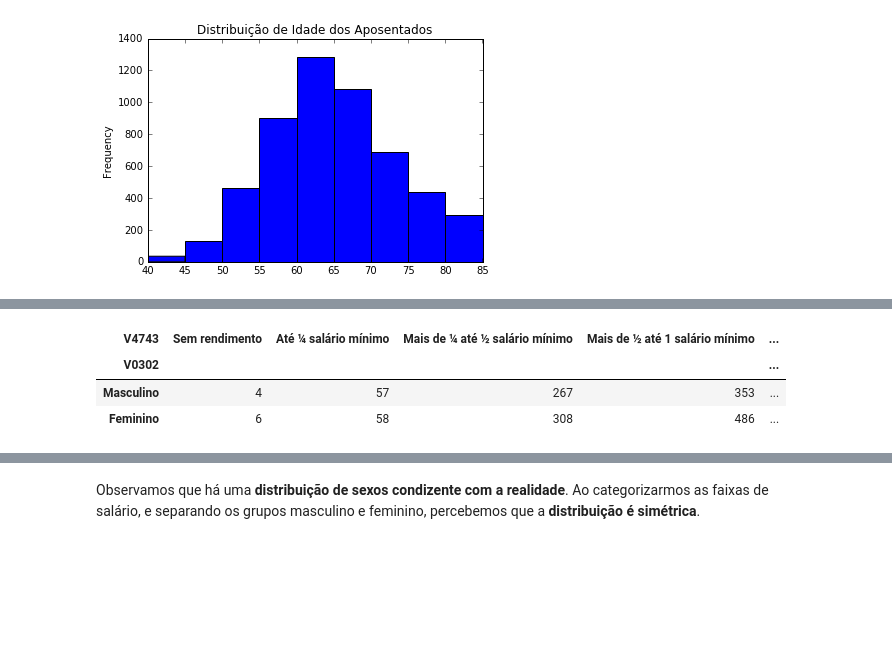
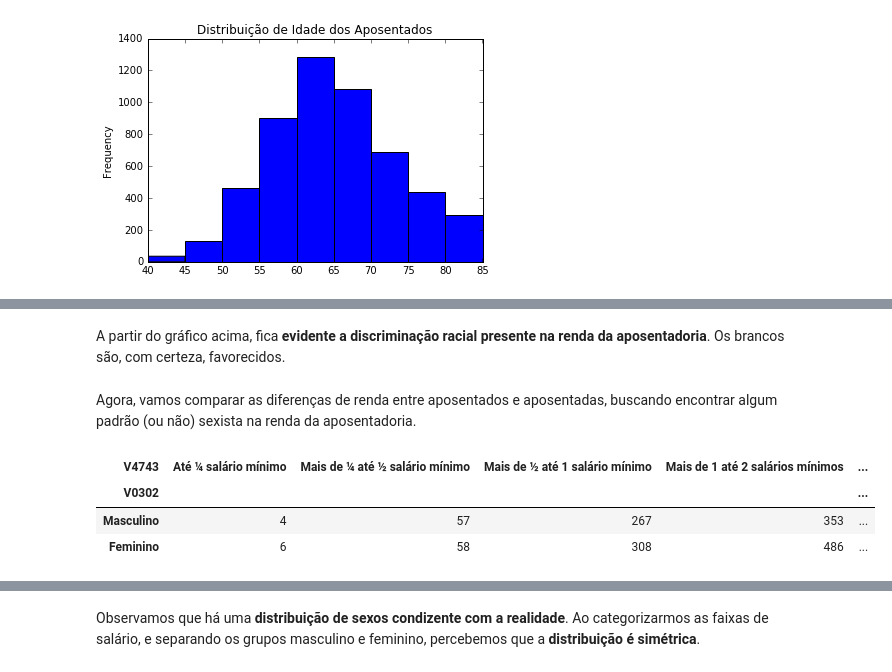
Before and after one commit to ruhman/CD, a Jupyter notebook: Projeto1/Projeto1 Layout.ipynb, the cells around one changed output, grey strips where cells are left out. Cells and saved outputs as stored; diff of their text form; code cells hidden in the pictures; blank space fills up the shorter version.

```diff
--- a/Projeto1/Projeto1 Layout.ipynb
+++ b/Projeto1/Projeto1 Layout.ipynb
@@ -140,18 +97,22 @@ Novamente, reparamos algo de estranho. Isso claramente não condiz com a realida
+# %% [markdown]
+A partir do gráfico acima, fica **evidente a discriminação racial presente na renda da aposentadoria**. Os brancos são, com certeza, favorecidos.
+# %% [markdown]
+Agora, vamos comparar as diferenças de renda entre aposentados e aposentadas, buscando encontrar algum padrão (ou não) sexista na renda da aposentadoria.
 # %%
-#separar homens de mulheres, 5a var
+#separar homens de mulheres, 6a var
 homens = idadeCorreta[idadeCorreta.V0302 == 2]
 mulheres = idadeCorreta[idadeCorreta.V0302 == 4]
 
 sexo = idadeCorreta.V0302.astype('category',ordered=True)
 sexo.cat.categories = ("Masculino","Feminino")
-sexo.value_counts()
 
-renda = aposentados.V4743.astype('category',ordered=True)
-renda.cat.categories = "Sem rendimento", "Até ¼ salário mínimo","Mais de ¼ até ½ salário mínimo","Mais de ½ até 1 salário mínimo","Mais de 1 até 2 salários mínimos","Mais de 2 até 3 salários mínimos","Mais de 3 até 5 salários mínimos","Mais de 5 salários mínimos"
+
+renda = idadeCorreta.V4743.astype('category',ordered=True)
+renda.cat.categories = "Até ¼ salário mínimo","Mais de ¼ até ½ salário mínimo","Mais de ½ até 1 salário mínimo","Mais de 1 até 2 salários mínimos","Mais de 2 até 3 salários mínimos","Mais de 3 até 5 salários mínimos","Mais de 5 salários mínimos","Não Declarado"
 sexoRenda = pd.crosstab(sexo,renda)
 sexoRenda
 # %% [output]
-| V4743 | Sem rendimento | Até ¼ salário mínimo | Mais de ¼ até ½ salário mínimo | Mais de ½ até 1 salário mínimo | ... |
+| V4743 | Até ¼ salário mínimo | Mais de ¼ até ½ salário mínimo | Mais de ½ até 1 salário mínimo | Mais de 1 até 2 salários mínimos | ... |
 | V0302 |  |  |  |  | ... |
 | Masculino | 4 | 57 | 267 | 353 | ... |
 | Feminino | 6 | 58 | 308 | 486 | ... |
```
Also changed, not shown: parts of 27 cells of this notebook, 1 other file.
